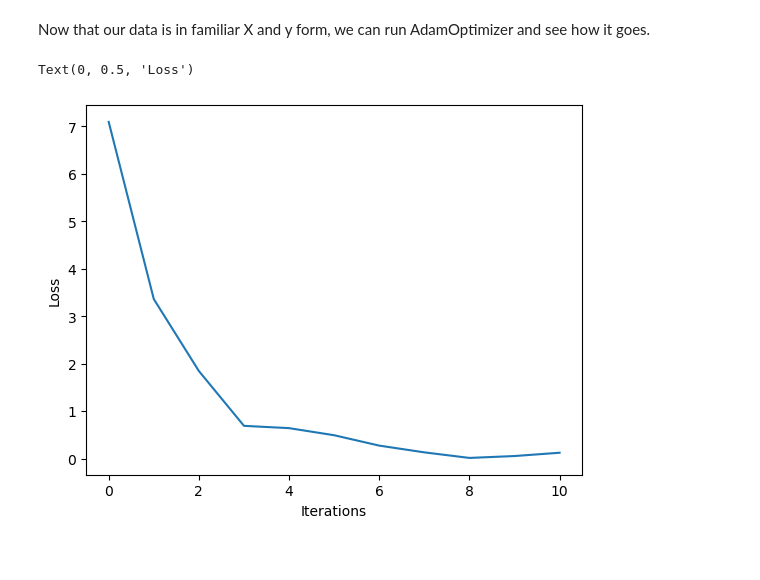
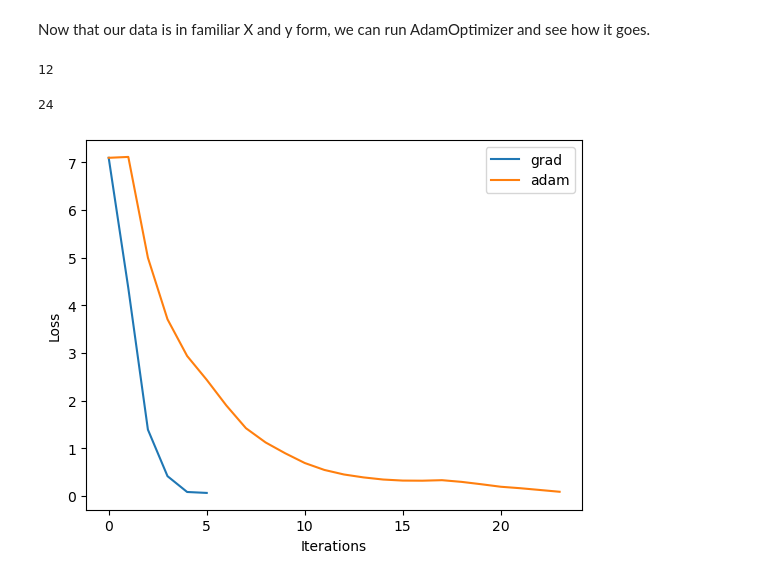
Before and after one commit to ShadowedSpace/ShadowedSpace.github.io, a Jupyter notebook: posts/BP10/BP10.ipynb, the cells around one changed output. Cells and saved outputs as stored; diff of their text form; code cells hidden in the pictures.

```diff
--- a/posts/BP10/BP10.ipynb
+++ b/posts/BP10/BP10.ipynb
@@ -130,24 +208,52 @@ X_27 = torch.tensor(two_n_seven.drop(columns = ["label", "target"]).values, dtyp
 y_27 = torch.tensor(two_n_seven["label"].values, dtype = float).float()
 # %% [markdown]
 Now that our data is in familiar X and y form, we can run AdamOptimizer and see how it goes.
+# %%
+w = torch.linspace(-1, 1, X_27.shape[1])
+w_prev = torch.linspace(-1, 1, X_27.shape[1])
+
+LR_grad = LogisticRegression(w)
+opt_grad = GradientDescentOptimizer(LR_grad, w, w_prev)
+
+losses_grad = []
+
+start_grad = time.time()
+count_grad = 0
+while(torch.norm(LR_grad.grad(X_27, y_27)) > epsilon):
+    losses_grad.append(LR_grad.loss(X_27, y_27))
+    opt_grad.step(X_27, y_27, alpha = 0.05, beta = 0.9)
+    count_grad += 1
+end_grad = time.time()
+
+print(count_grad)
+# %% [output]
+12
 # %%
 w = torch.linspace(-1, 1, X_27.shape[1])
 
 adam = LogisticRegression(w)
 opt = AdamOptimizer(adam)
 
-epsilon = 10e-6
-alpha = 0.1
+losses_adam = []
 
-losses = []
+batch_size = 16
+alpha = 0.05
 
-for _ in range(1000):
-    losses.append(adam.loss(X_27, y_27))
+start_adam = time.time()
+count_adam = 0
+while(torch.norm(adam.loss(X_27, y_27)) > epsilon):
+    losses_adam.append(adam.loss(X_27, y_27))
     opt.step(X_27, y_27, batch_size, alpha, beta_1, beta_2, epsilon)
+    count_adam += 1
+end_adam = time.time()
 
-plt.plot(losses)
+plt.plot(losses_grad, label = "grad")
+plt.plot(losses_adam, label = "adam")
 plt.xlabel("Iterations")
 plt.ylabel("Loss")
+plt.legend()
+
+print(count_adam)
 # %% [output]
-Text(0, 0.5, 'Loss')
+24
-[figure, old version]
+[figure, new version]
```
Also changed, not shown: parts of 15 cells of this notebook, 16 other files.
